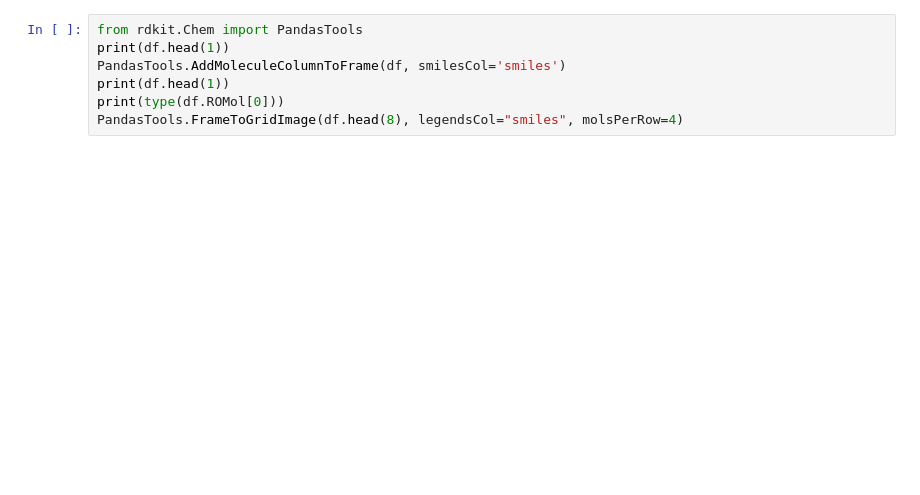
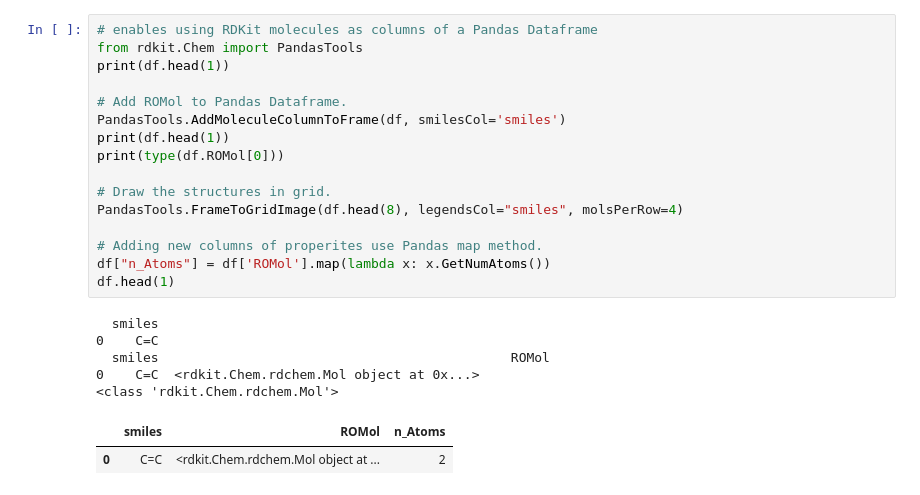
Before and after one commit to cl6661/comp-lab-class, a Jupyter notebook: Week11/energy_table.ipynb, the cells around one changed output. Cells and saved outputs as stored; diff of their text form; blank space fills up the shorter version.

```diff
--- a/Week11/energy_table.ipynb
+++ b/Week11/energy_table.ipynb
@@ -29,10 +31,27 @@ Name: smiles, dtype: object
 C=O
 [figure]
 # %%
+# enables using RDKit molecules as columns of a Pandas Dataframe
 from rdkit.Chem import PandasTools
 print(df.head(1))
+
+# Add ROMol to Pandas Dataframe.
 PandasTools.AddMoleculeColumnToFrame(df, smilesCol='smiles')
 print(df.head(1))
 print(type(df.ROMol[0]))
+
+# Draw the structures in grid.
 PandasTools.FrameToGridImage(df.head(8), legendsCol="smiles", molsPerRow=4)
+
+# Adding new columns of properites use Pandas map method.
+df["n_Atoms"] = df['ROMol'].map(lambda x: x.GetNumAtoms())
+df.head(1)
+# %% [output]
+  smiles
+0    C=C
+  smiles                                             ROMol
+0    C=C  <rdkit.Chem.rdchem.Mol object at 0x...>
+<class 'rdkit.Chem.rdchem.Mol'>
+|  | smiles | ROMol | n_Atoms |
+| 0 | C=C | <rdkit.Chem.rdchem.Mol object at ... | 2 |
 # %%
```
Also changed, not shown: parts of 4 cells of this notebook, 5 other files.
